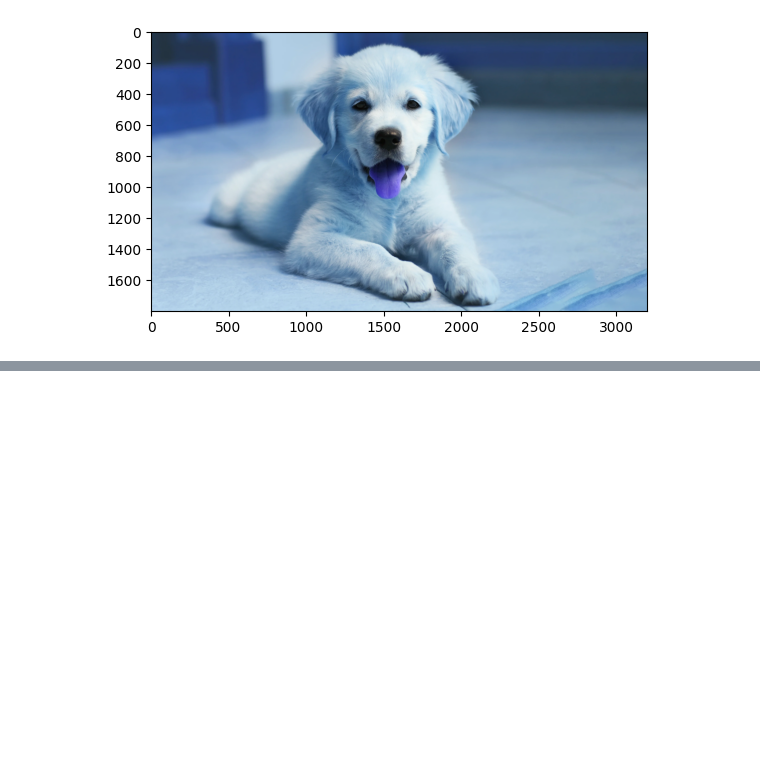
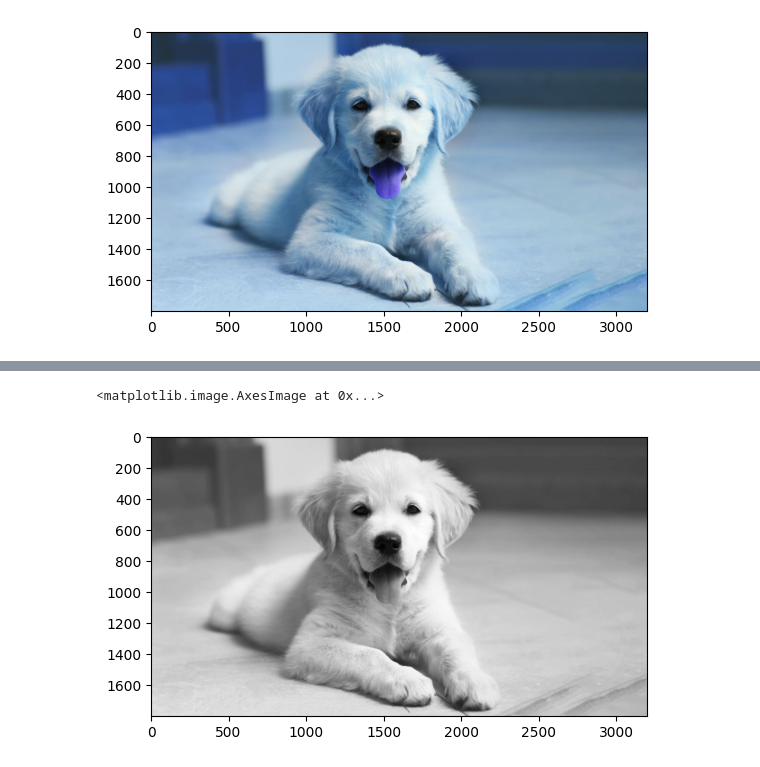
Before and after one commit to reesarosyid/Learn_CV, a Jupyter notebook: learnOpenCV.ipynb, the cells around one changed output, grey strips where cells are left out. Drawn from its saved outputs; the diff is of its cells as text; code cells hidden in the pictures; blank space fills up the shorter version.

```diff
--- a/learnOpenCV.ipynb
+++ b/learnOpenCV.ipynb
@@ -39,0 +50,6 @@ plt.imshow(img)
+# %%
+# True greyscale
+plt.imshow(img_gray, cmap="grey")
+# %% [output]
+<matplotlib.image.AxesImage at 0x...>
+[figure, added]
```
Also changed, not shown: parts of 23 cells of this notebook, 2 other files.
